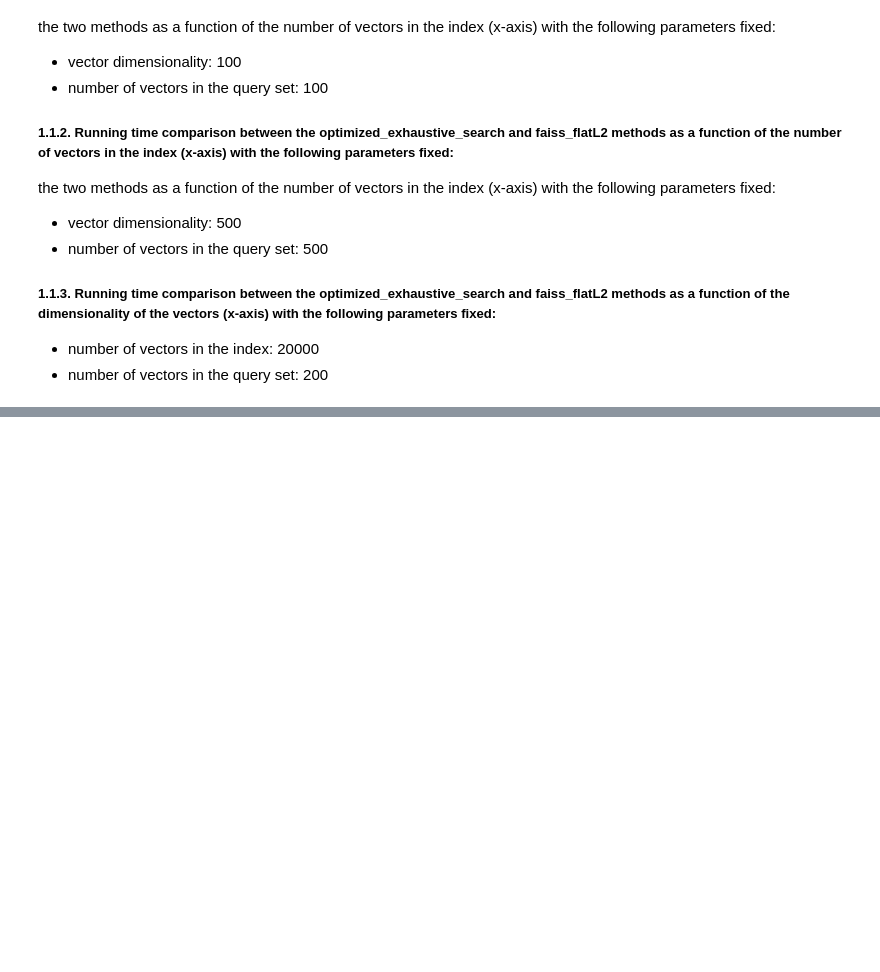
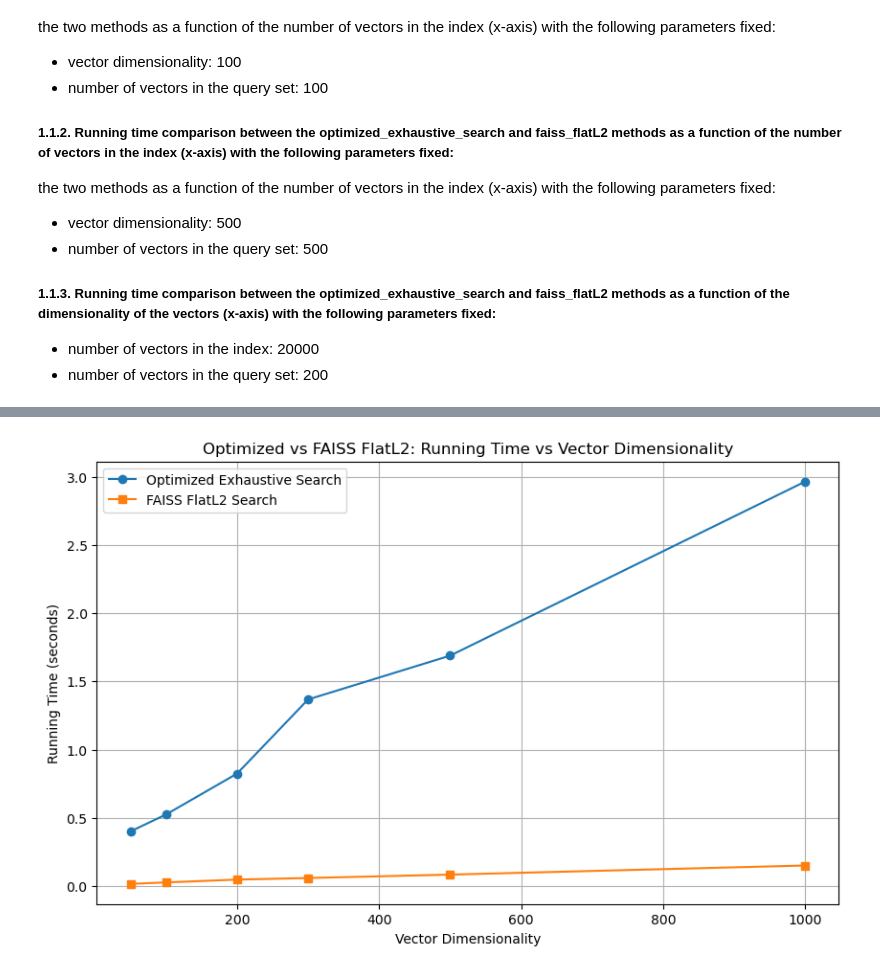
Before and after one commit to zakcory/data-eng-lab, a Jupyter notebook: HW1/Part 1.ipynb, the cells around one changed output, grey strips where cells are left out. Saved outputs shown, nothing was run; the diff lists cells and outputs as text; code cells hidden in the pictures; blank space fills up the shorter version.

```diff
--- a/HW1/Part 1.ipynb
+++ b/HW1/Part 1.ipynb
@@ -193,0 +214,35 @@ Make sure that when you submit the notebook, the plots are generated (namely the
+# %%
+#TODO: Write your code for 1.1.3 here
+
+n_index = 20000
+n_queries = 200
+dims_list = [50, 100, 200, 300, 500, 1000]
+k = 1
+
+optimized_times = []
+faiss_times = []
+
+for dim in dims_list:
+    database = generate_vectors(n_index, dim, seed=42).astype(np.float32)
+    queries = generate_vectors(n_queries, dim, seed=42).astype(np.float32)
+
+    start = time()
+    optimized_exhaustive_search(queries, database, k)
+    optimized_times.append(time() - start)
+
+    index = build_faiss_flatl2_index(database, dim)
+    start = time()
+    faiss_search(queries, index, k)
+    faiss_times.append(time() - start)
+
+plt.figure(figsize=(10, 6))
+plt.plot(dims_list, optimized_times, marker='o', label='Optimized Exhaustive Search')
+plt.plot(dims_list, faiss_times, marker='s', label='FAISS FlatL2 Search')
+plt.xlabel("Vector Dimensionality")
+plt.ylabel("Running Time (seconds)")
+plt.title("Optimized vs FAISS FlatL2: Running Time vs Vector Dimensionality")
+plt.legend()
+plt.grid(True)
+plt.show()
+# %% [output]
+[figure, added]
```
Also changed, not shown: parts of 11 cells of this notebook.
